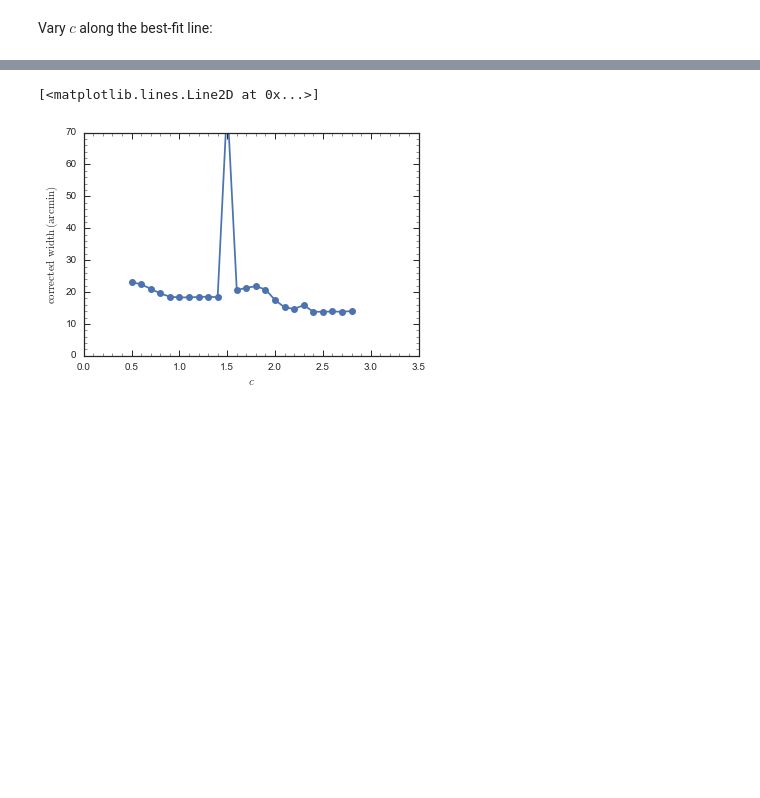
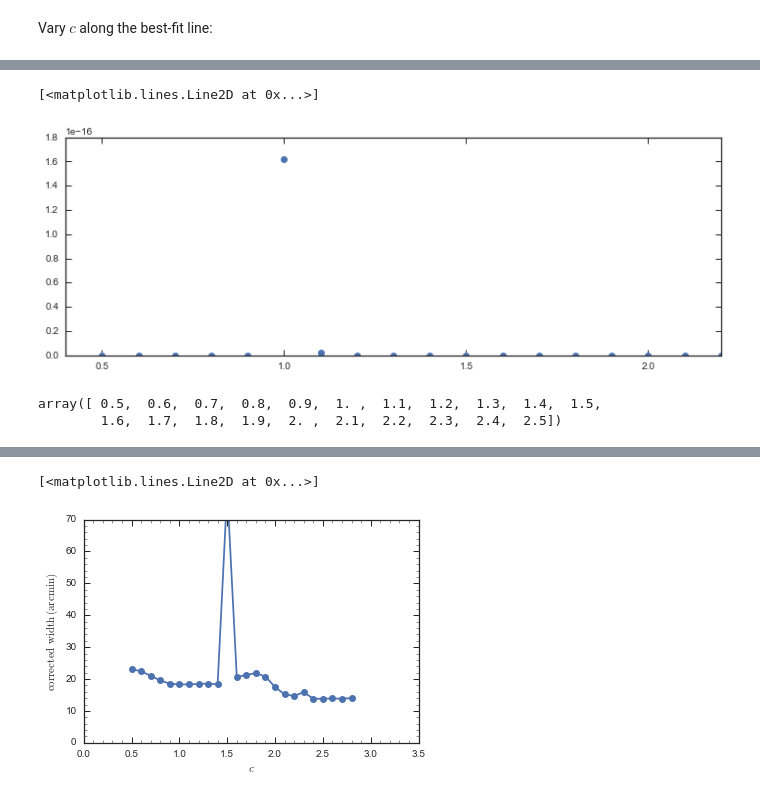
Before and after one commit to jobovy/mwhalo-shape-2016, a Jupyter notebook: py/pal5Modeling.ipynb, the cells around one changed output, grey strips where cells are left out. Drawn from its saved outputs; the diff is of its cells as text; code cells hidden in the pictures; blank space fills up the shorter version.

```diff
--- a/py/pal5Modeling.ipynb
+++ b/py/pal5Modeling.ipynb
@@ -366,0 +265,26 @@ bovy_plot.bovy_plot(cs,widths_varyc,'o-',
+# %%
+p_b15= [0.60122692,0.36273147,-0.97591502,-3.34169377,
+        0.71877924,-0.01519337,-0.01928001]
+savefilename= 'mwpot14-pal5-varyc.pkl'
+if os.path.exists(savefilename):
+    with open(savefilename,'rb') as savefile:
+        cs= pickle.load(savefile)
+        pal5varyc= pickle.load(savefile)
+else:
+    cs= numpy.arange(0.5,2.3,0.1)
+    pal5varyc= pal5_util.predict_pal5obs(p_b15,cs,multi=8,
+                                         interpcs=[0.5,0.75,1.,1.25,1.5,1.75,2.,2.25])
+    save_pickles(savefilename,cs,pal5varyc)
+# %%
+reload(pal5_util)
+out= pal5_util.pal5_lnlike(pos_radec,rvel_ra,*pal5varyc)
+# %%
+plot(cs,numpy.exp(numpy.sum(out[:,:3],axis=1)),'o')
+# %% [output]
+[<matplotlib.lines.Line2D at 0x...>]
+[figure, added]
+# %%
+numpy.arange(0.5,2.6,0.1)
+# %% [output]
+array([ 0.5,  0.6,  0.7,  0.8,  0.9,  1. ,  1.1,  1.2,  1.3,  1.4,  1.5,
+        1.6,  1.7,  1.8,  1.9,  2. ,  2.1,  2.2,  2.3,  2.4,  2.5])
```
Also changed, not shown: parts of 114 cells of this notebook.
